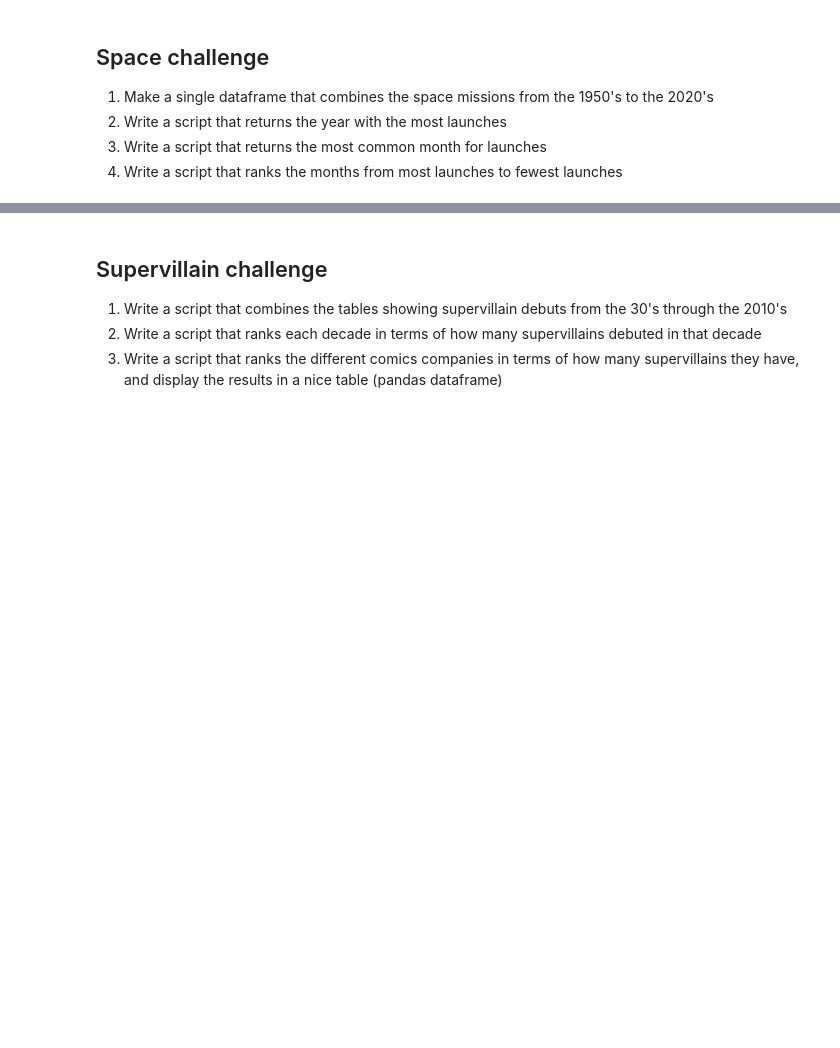
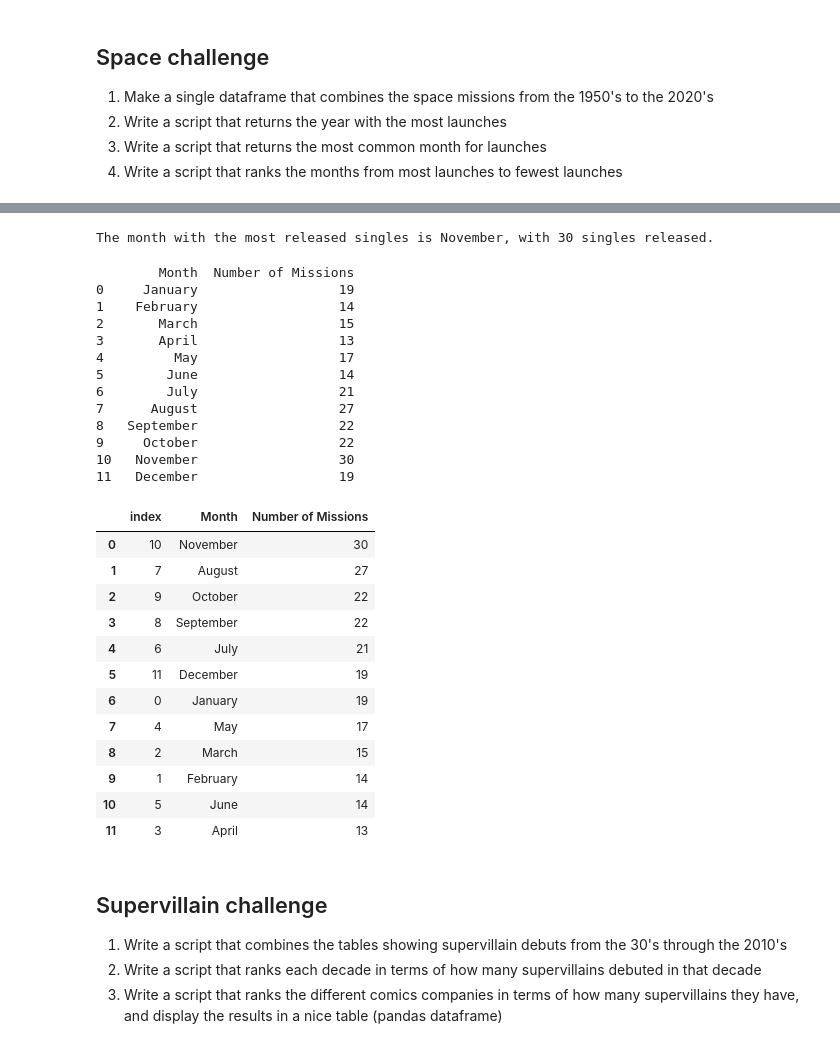
Before and after one commit to MatildaSif/CulturalDS, a Jupyter notebook: fun_with_pandas.ipynb, the cells around one changed output, grey strips where cells are left out. Drawn from its saved outputs; the diff is of its cells as text; code cells hidden in the pictures; blank space fills up the shorter version.

```diff
--- a/fun_with_pandas.ipynb
+++ b/fun_with_pandas.ipynb
@@ -170,3 +180,82 @@ most_missions_count = missionsperyear.max()
+# %%
+# Write a script that returns the most common month for launches
+
+import calendar
+
+# Isolate the month from the datetime column and create new column in df
+space_all['Month'] = space_all['Launch date'].dt.month
+
+missionspermonth = space_all.groupby('Month').size()
+# Find the months with the most missions
+month_with_most_missions = missionspermonth.idxmax()
+month_most_missions_count = missionspermonth.max()
+
+# Ensure month_with_most_missions is an integer
+month_with_most_missions = int(month_with_most_missions)
+
+# Convert the numerical month to its textual representation
+month_name_with_most_missions = calendar.month_name[month_with_most_missions]
+
+# Print the result in a sentence
+print(f"The month with the most released singles is {month_name_with_most_missions}, with {month_most_missions_count} singles released.")
+# %% [output]
+The month with the most released singles is November, with 30 singles released.
+# %%
+# Write a script that ranks the months from most launches to fewest launches
+
+#print(missionspermonth)
+#print(type(missionspermonth))
+
+# Convert missionspermonth (Series) to a DataFrame with two columns: 'Month' and 'Count'
+missionspermonth_df = missionspermonth.reset_index(name='Count')
+
+# Ensure the Month column is an integer (if it has decimals)
+missionspermonth_df['Month'] = missionspermonth_df['Month'].fillna(0).astype(int)
+
+# Convert the 'Count' column to integer to remove any decimal points
+missionspermonth_df['Count'] = missionspermonth_df['Count'].astype(int)
+
+# Convert numerical months to month names (only once)
+missionspermonth_df['Month'] = missionspermonth_df['Month'].apply(lambda x: calendar.month_name[x])
+
+# Rename the columns to something more descriptive
+missionspermonth_df = missionspermonth_df.rename(columns={'Month': 'Month', 'Count': 'Number of Missions'})
+
+# Check the DataFrame to ensure the columns are renamed
+print(missionspermonth_df)
+
+
+# Sort data frame according to descending number of launches
+df_sorted = missionspermonth_df.sort_values(by=['Number of Missions'], ascending = False)
+
+df_sorted.reset_index()
+# %% [output]
+        Month  Number of Missions
+0     January                  19
+1    February                  14
+2       March                  15
+3       April                  13
+4         May                  17
+5        June                  14
+6        July                  21
+7      August                  27
+8   September                  22
+9     October                  22
+10   November                  30
+11   December                  19
+|  | index | Month | Number of Missions |
+| 0 | 10 | November | 30 |
+| 1 | 7 | August | 27 |
+| 2 | 9 | October | 22 |
+| 3 | 8 | September | 22 |
+| 4 | 6 | July | 21 |
+| 5 | 11 | December | 19 |
+| 6 | 0 | January | 19 |
+| 7 | 4 | May | 17 |
+| 8 | 2 | March | 15 |
+| 9 | 1 | February | 14 |
+| 10 | 5 | June | 14 |
+| 11 | 3 | April | 13 |
 # %% [markdown]
 ## Supervillain challenge
 
```
Also changed, not shown: parts of 11 cells of this notebook.
